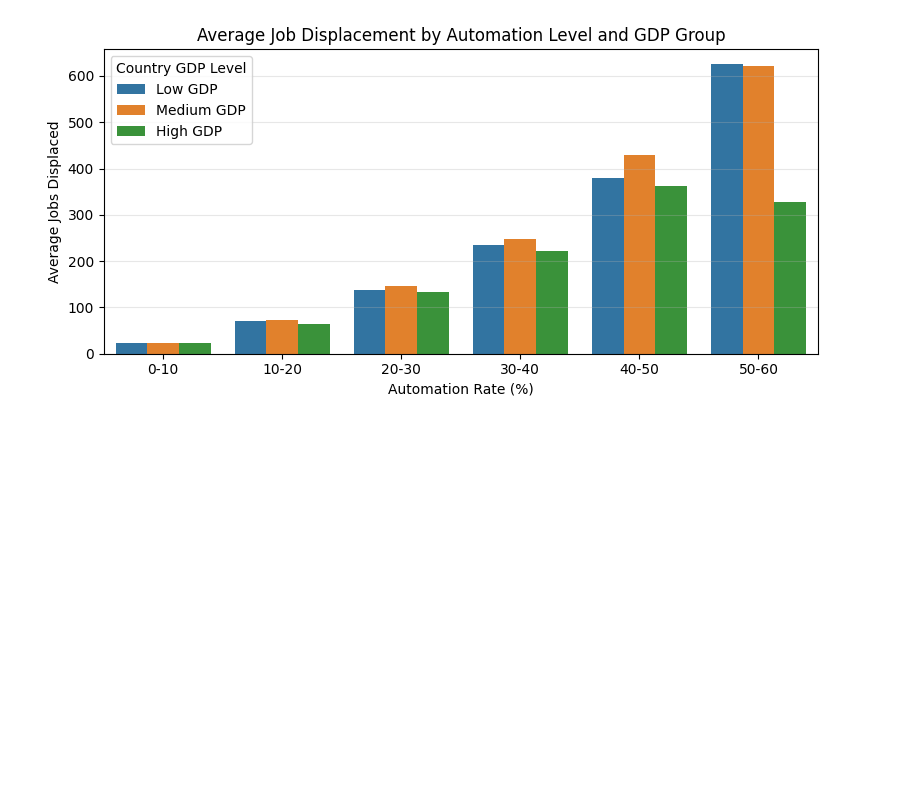
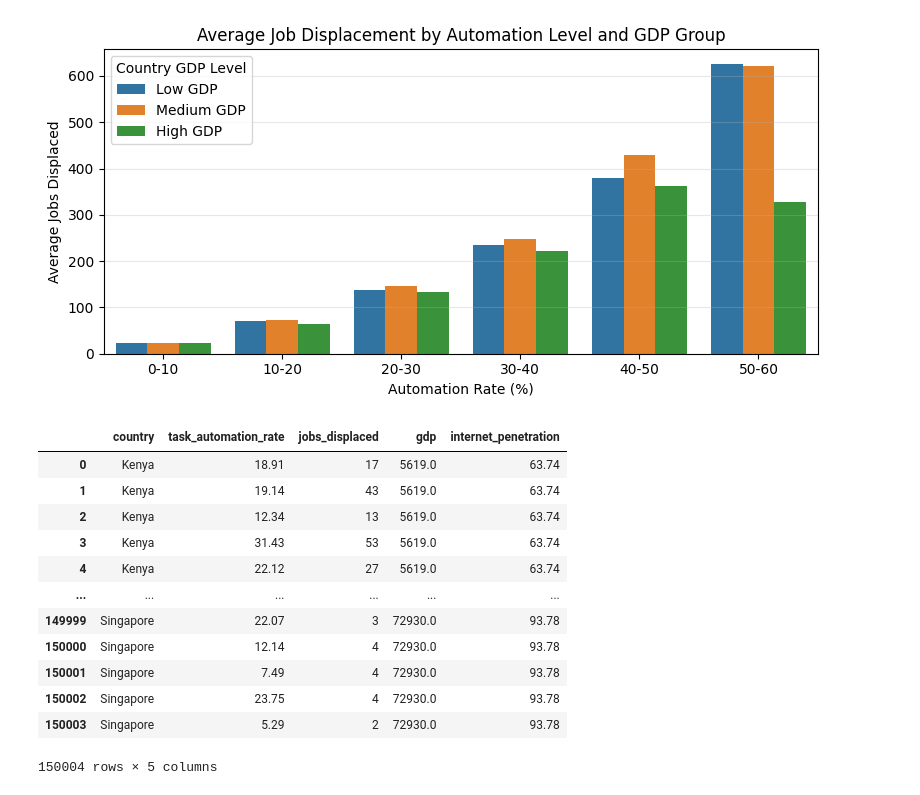
Before and after one commit to HemDesh/Data_Analysis_on_AI_Adoption_and_Workforce_Impact, a Jupyter notebook: notebooks/main.ipynb, the cells around one changed output. Cells and saved outputs as stored; diff of their text form; code cells hidden in the pictures; blank space fills up the shorter version.

```diff
--- a/notebooks/main.ipynb
+++ b/notebooks/main.ipynb
@@ -1488,6 +1496,22 @@ plt.tight_layout()
 plt.show()
 # %% [output]
 [figure]
+# %%
+df3
+# %% [output]
+|  | country | task_automation_rate | jobs_displaced | gdp | internet_penetration |
+| 0 | Kenya | 18.91 | 17 | 5619.0 | 63.74 |
+| 1 | Kenya | 19.14 | 43 | 5619.0 | 63.74 |
+| 2 | Kenya | 12.34 | 13 | 5619.0 | 63.74 |
+| 3 | Kenya | 31.43 | 53 | 5619.0 | 63.74 |
+| 4 | Kenya | 22.12 | 27 | 5619.0 | 63.74 |
+| ... | ... | ... | ... | ... | ... |
+| 149999 | Singapore | 22.07 | 3 | 72930.0 | 93.78 |
+| 150000 | Singapore | 12.14 | 4 | 72930.0 | 93.78 |
+| 150001 | Singapore | 7.49 | 4 | 72930.0 | 93.78 |
+| 150002 | Singapore | 23.75 | 4 | 72930.0 | 93.78 |
+| 150003 | Singapore | 5.29 | 2 | 72930.0 | 93.78 |
+150004 rows × 5 columns
 # %%
 plt.figure(figsize=(10,6))
 
```
Also changed, not shown: parts of 5 cells of this notebook.
